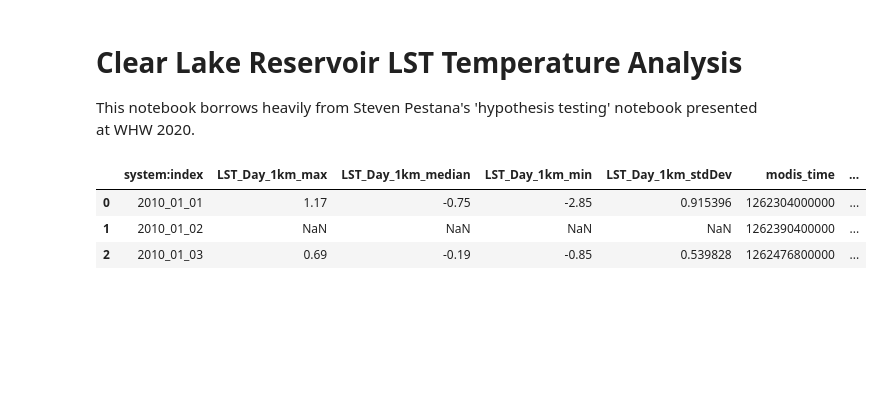
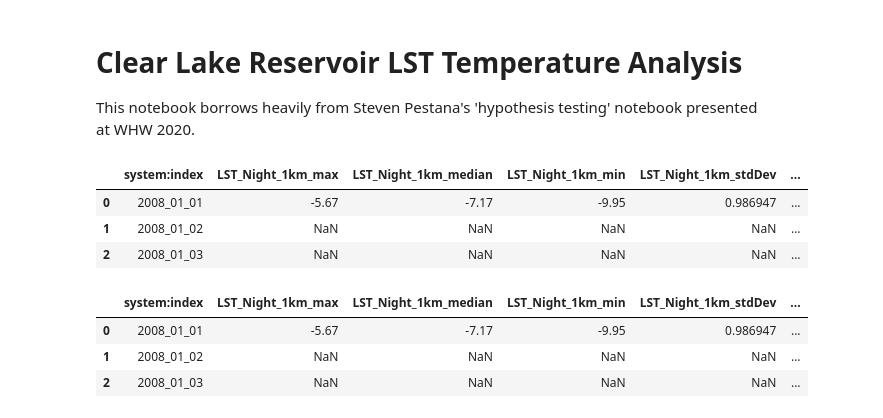
Before and after one commit to waterhackweek/whw2020_firewater, a Jupyter notebook: MODIS_LST_tempanalysis.ipynb, the cells around one changed output. Saved outputs shown, nothing was run; the diff lists cells and outputs as text; code cells hidden in the pictures; blank space fills up the shorter version.

```diff
--- a/MODIS_LST_tempanalysis.ipynb
+++ b/MODIS_LST_tempanalysis.ipynb
@@ -16,15 +16,29 @@ import matplotlib.pyplot as plt
 # %%
 # Filepath to our excel file.
 clear_LST_day_fp = 'GEEcode/GEEout/temp_stats_dayLST_clear_v2.csv'
+clear_LST_night_fp = 'GEEcode/GEEout/temp_stats_nightLST_clear_v2.csv'
 
 # Use pandas.read_excel() function to open this file.
 clear_LST_day = pd.read_csv(clear_LST_day_fp)
+clear_LST_night = pd.read_csv(clear_LST_night_fp)
 
 # Now we can see the dataset we loaded:
-clear_LST_day.head(3)
+clear_LST_day.head(3);
+clear_LST_night.head(3)
 # %% [output]
-|  | system:index | LST_Day_1km_max | LST_Day_1km_median | LST_Day_1km_min | LST_Day_1km_stdDev | modis_time | ... |
-| 0 | 2010_01_01 | 1.17 | -0.75 | -2.85 | 0.915396 | 1262304000000 | ... |
-| 1 | 2010_01_02 | NaN | NaN | NaN | NaN | 1262390400000 | ... |
-| 2 | 2010_01_03 | 0.69 | -0.19 | -0.85 | 0.539828 | 1262476800000 | ... |
+|  | system:index | LST_Night_1km_max | LST_Night_1km_median | LST_Night_1km_min | LST_Night_1km_stdDev | ... |
+| 0 | 2008_01_01 | -5.67 | -7.17 | -9.95 | 0.986947 | ... |
+| 1 | 2008_01_02 | NaN | NaN | NaN | NaN | ... |
+| 2 | 2008_01_03 | NaN | NaN | NaN | NaN | ... |
+# %%
+clear_LST_day['datetime'] = pd.to_datetime(clear_LST_day['system:index'], format = '%Y_%m_%d')
+clear_LST_day.head(3)
+
+clear_LST_night['datetime'] = pd.to_datetime(clear_LST_night['system:index'], format = '%Y_%m_%d')
+clear_LST_night.head(3)
+# %% [output]
+|  | system:index | LST_Night_1km_max | LST_Night_1km_median | LST_Night_1km_min | LST_Night_1km_stdDev | ... |
+| 0 | 2008_01_01 | -5.67 | -7.17 | -9.95 | 0.986947 | ... |
+| 1 | 2008_01_02 | NaN | NaN | NaN | NaN | ... |
+| 2 | 2008_01_03 | NaN | NaN | NaN | NaN | ... |
 # %%
```
Also changed, not shown: parts of 6 cells of this notebook, 4 other files.
